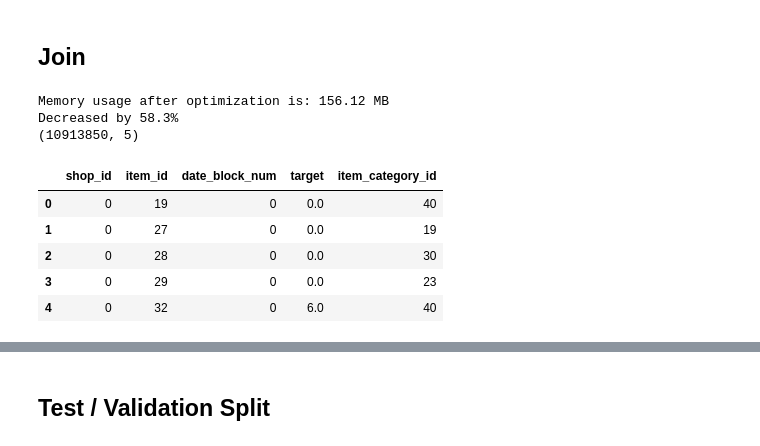
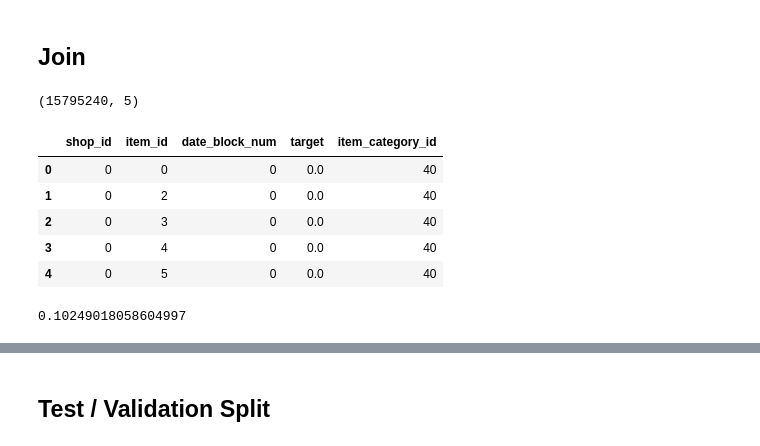
Before and after one commit to caneiro/future_sales_1c_company, a Jupyter notebook: notebooks/04_Feature_Engineering_00_Basic_Aggregations.ipynb, the cells around one changed output, grey strips where cells are left out. Saved outputs shown, nothing was run; the diff lists cells and outputs as text; code cells hidden in the pictures.

```diff
--- a/notebooks/04_Feature_Engineering_00_Basic_Aggregations.ipynb
+++ b/notebooks/04_Feature_Engineering_00_Basic_Aggregations.ipynb
@@ -48,13 +50,13 @@ test["date_block_num"]=34
 # %%
-index_cols = ['shop_id', 'item_id', 'date_block_num']
+# index_cols = ['shop_id', 'item_id', 'date_block_num']
 
-# For every month we create a grid from all shops/items combinations from that month
-grid = []
-for block_num in sales['date_block_num'].unique():
-    cur_shops = sales[sales['date_block_num']==block_num]['shop_id'].unique()
-    cur_items = sales[sales['date_block_num']==block_num]['item_id'].unique()
-    grid.append(np.array(list(product(*[cur_shops, cur_items, [block_num]])),dtype='int32'))
+# # For every month we create a grid from all shops/items combinations from that month
+# grid = []
+# for block_num in sales['date_block_num'].unique():
+#     cur_shops = sales[sales['date_block_num']==block_num]['shop_id'].unique()
+#     cur_items = sales[sales['date_block_num']==block_num]['item_id'].unique()
+#     grid.append(np.array(list(product(*[cur_shops, cur_items, [block_num]])),dtype='int32'))
 
-#turn the grid into pandas dataframe
-grid = pd.DataFrame(np.vstack(grid), columns=index_cols, dtype=np.int32)
-grid.shape
+# #turn the grid into pandas dataframe
+# grid = pd.DataFrame(np.vstack(grid), columns=index_cols, dtype=np.int32)
+# grid.shape
@@ -111,18 +111,22 @@ def reduce_mem_usage(df, verbose=True):
 # %%
 train = train.merge(items, on="item_id", how="left")
 train = train.merge(categories, on="item_category_id", how="left")
 train = train.merge(shops, on="shop_id", how="left")
 train.drop(columns=["item_name", "shop_name", "item_category_name"], inplace=True)
-train = reduce_mem_usage(train)
+train = train[train.target>=0]
+train.reset_index(drop=True, inplace=True)
+# train = reduce_mem_usage(train)
 print(train.shape)
 train.head()
 # %% [output]
-Memory usage after optimization is: 156.12 MB
-Decreased by 58.3%
-(10913850, 5)
+(15795240, 5)
 |  | shop_id | item_id | date_block_num | target | item_category_id |
-| 0 | 0 | 19 | 0 | 0.0 | 40 |
-| 1 | 0 | 27 | 0 | 0.0 | 19 |
-| 2 | 0 | 28 | 0 | 0.0 | 30 |
-| 3 | 0 | 29 | 0 | 0.0 | 23 |
-| 4 | 0 | 32 | 0 | 6.0 | 40 |
+| 0 | 0 | 0 | 0 | 0.0 | 40 |
+| 1 | 0 | 2 | 0 | 0.0 | 40 |
+| 2 | 0 | 3 | 0 | 0.0 | 40 |
+| 3 | 0 | 4 | 0 | 0.0 | 40 |
+| 4 | 0 | 5 | 0 | 0.0 | 40 |
+# %%
+train.target.mean()
+# %% [output]
+0.10249018058604997
```
Also changed, not shown: parts of 13 cells of this notebook.
